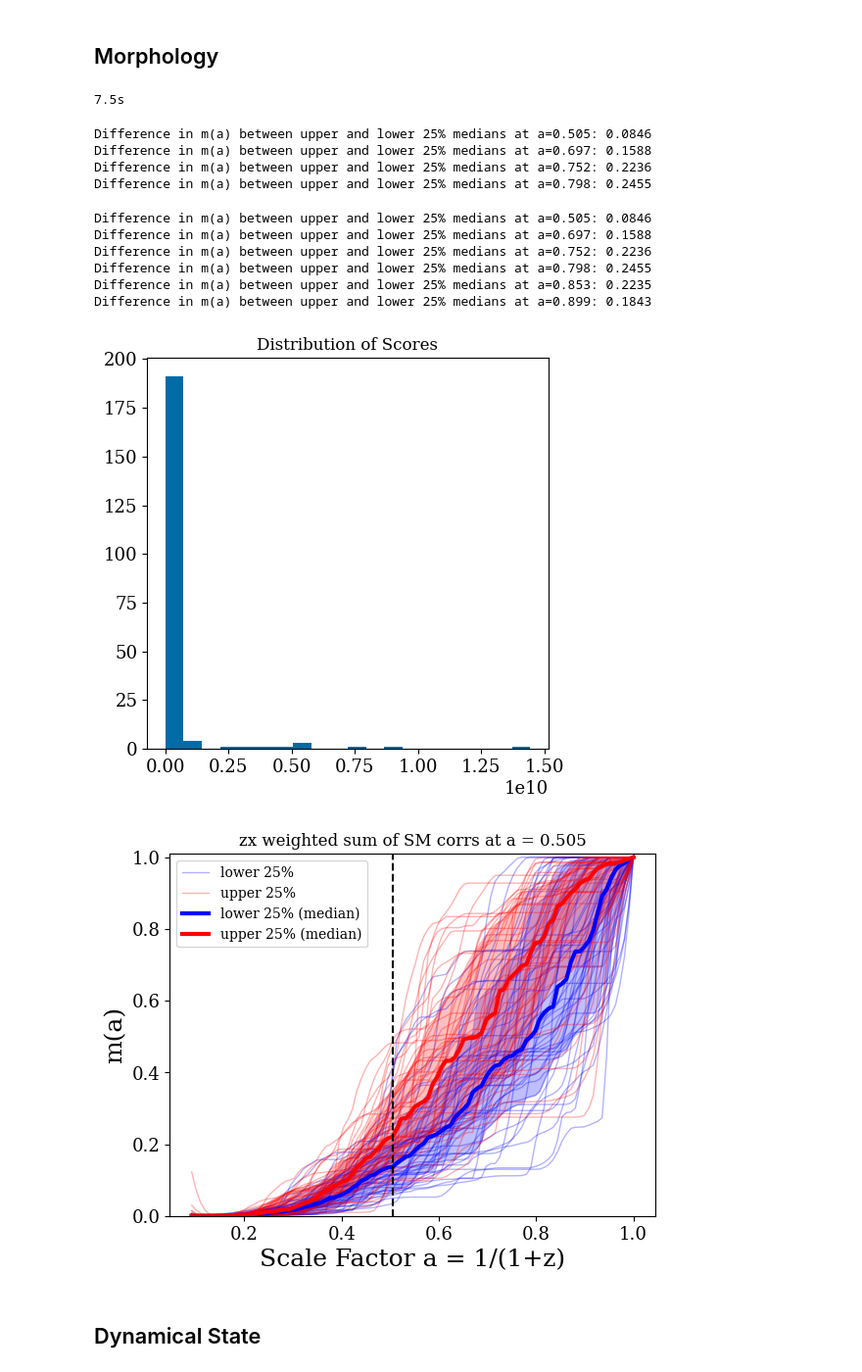
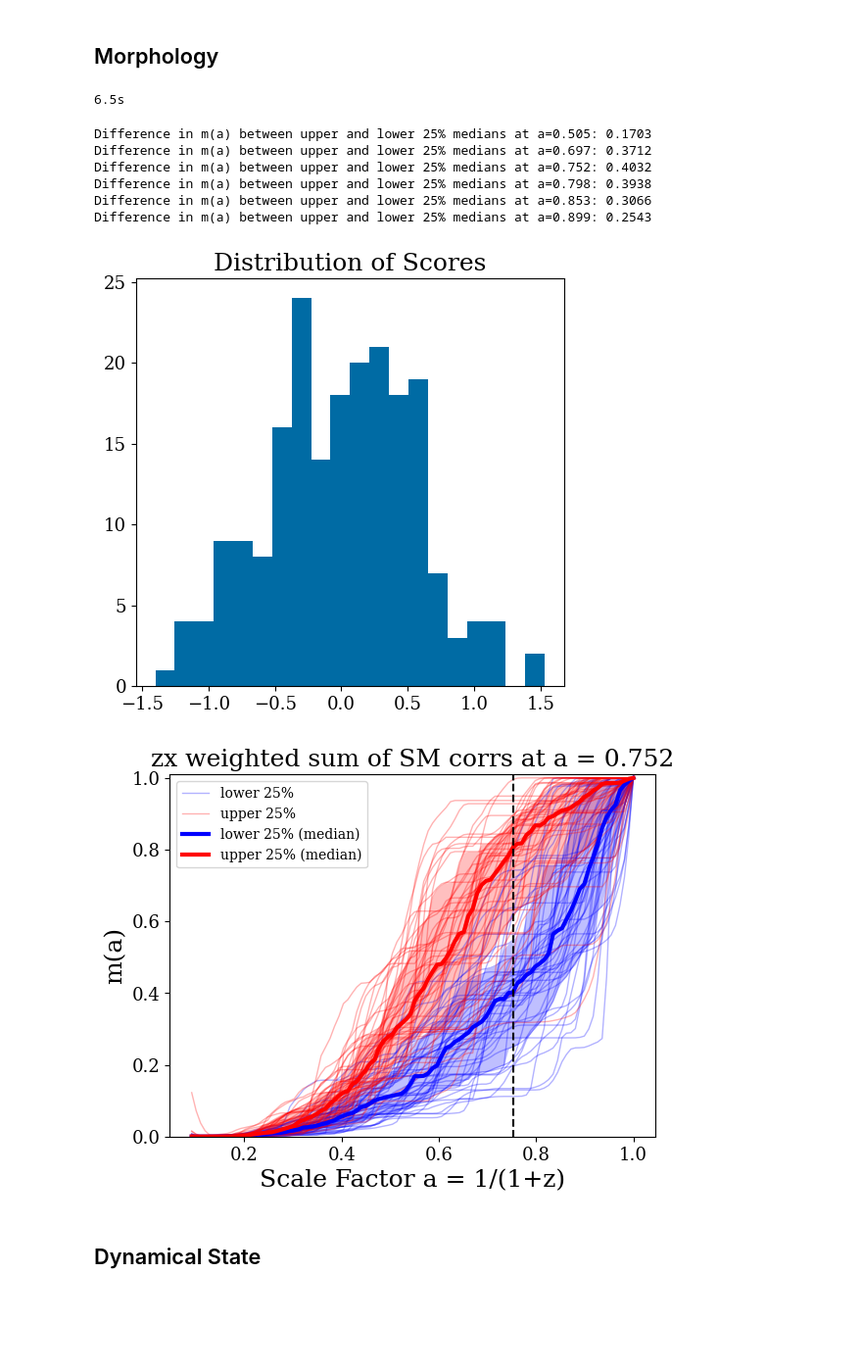
Before and after one commit to Kabelo-T/cluster_morph, a Jupyter notebook: score.ipynb, the cells around one changed output. Shown at 98% size. Cells and saved outputs as stored; diff of their text form; code cells hidden in the pictures; blank space fills up the shorter version.

```diff
--- a/score.ipynb
+++ b/score.ipynb
@@ -99,10 +99,14 @@ stacked_am = np.vstack([am]*3)  # because we have 3 projections
 halo_ids = np.array([int(k) for k in mah_dict.keys()])
 m14 = futils.get_m14(halo_ids)
 m14_stacked = np.hstack([m14['proj_x'], m14['proj_y'], m14['proj_z']])
+m14_xyz = pd.concat([m14['proj_x'], m14['proj_y'], m14['proj_z']], axis=0)
+m14_xyz.name = 'm14'
+m14_xyz.reset_index(drop=False)
 
 dsdf = futils.get_ds(halo_ids)
 dsdf.drop(columns=['eta_500[8]', 'delta_500[9]',
           'fm_500[10]', 'fm2_500[11]'], inplace=True)
+dsdf.reset_index(inplace=True)
 smdf = futils.get_morphologies(halo_ids)
 inner_df = futils.get_morphologies(halo_ids, 'r_0.03Mpc_205.csv')
 iconc = inner_df['C']
@@ -137,7 +141,7 @@ Dynamical time = 1.44 Gyr
 # %% [markdown]
 ## Morphology
 # %%
-df = pd.concat([sm_df_zx, m14['proj_z']], axis=1)
+df = pd.concat([smdf[410:], iconc[410:], m14_xyz[410:]], axis=1)
 
 start = time.time()
 ma_sm_dict, filtered_z_list = datutils.prepare_ma_corrs(
@@ -149,20 +153,16 @@ aexp = 1/(1+z_array)
 end = time.time()
 print(f'{end-start:.1f}s')
 # %% [output]
-7.5s
+6.5s
 # %%
 rho = score.build_rho(df=df, mah=ma)   # corrs as function of mah
-wsum_sm = score.wsum(x=df, weights=rho)  # scores as function of mah
+wsum_sm = score.wsum(xng=df, weights=rho)  # scores as function of mah
-# %% [output]
-Difference in m(a) between upper and lower 25% medians at a=0.505: 0.0846
-Difference in m(a) between upper and lower 25% medians at a=0.697: 0.1588
-Difference in m(a) between upper and lower 25% medians at a=0.752: 0.2236
-Difference in m(a) between upper and lower 25% medians at a=0.798: 0.2455
 # %%
 scores, indx = score.calc_score(
     # scores at target time, target time index
     time=aexp_bins, target=0.5, wsum=wsum_sm)
-mah_25, mah_50, mah_75, l25, u25 = score.split_mah(
+
+mah_25, mah_50, mah_75, l25, u25, mah_u50, mah_l50 = score.split_mah(
     mah_dict, scores)  # split mah
 
 diff = u25[1][indx] - l25[1][indx]
@@ -172,7 +172,7 @@ print(
 scores, indx = score.calc_score(
     # scores at target time, target time index
     time=aexp_bins, target=0.7, wsum=wsum_sm)
-mah_25, mah_50, mah_75, l25, u25 = score.split_mah(
+mah_25, mah_50, mah_75, l25, u25, mah_u50, mah_l50 = score.split_mah(
     mah_dict, scores)  # split mah
 
 diff = u25[1][indx] - l25[1][indx]
@@ -182,7 +182,7 @@ print(
 scores, indx = score.calc_score(
     # scores at target time, target time index
     time=aexp_bins, target=0.75, wsum=wsum_sm)
-mah_25, mah_50, mah_75, l25, u25 = score.split_mah(
+mah_25, mah_50, mah_75, l25, u25, mah_u50, mah_l50 = score.split_mah(
     mah_dict, scores)  # split mah
 
 diff = u25[1][indx] - l25[1][indx]
@@ -192,7 +192,7 @@ print(
 scores, indx = score.calc_score(
     # scores at target time, target time index
     time=aexp_bins, target=0.8, wsum=wsum_sm)
-mah_25, mah_50, mah_75, l25, u25 = score.split_mah(
+mah_25, mah_50, mah_75, l25, u25, mah_u50, mah_l50 = score.split_mah(
     mah_dict, scores)  # split mah
 
 diff = u25[1][indx] - l25[1][indx]
@@ -202,7 +202,7 @@ print(
 scores, indx = score.calc_score(
     # scores at target time, target time index
     time=aexp_bins, target=0.85, wsum=wsum_sm)
-mah_25, mah_50, mah_75, l25, u25 = score.split_mah(
+mah_25, mah_50, mah_75, l25, u25, mah_u50, mah_l50 = score.split_mah(
     mah_dict, scores)  # split mah
 
 diff = u25[1][indx] - l25[1][indx]
@@ -212,19 +212,19 @@ print(
 scores, indx = score.calc_score(
     # scores at target time, target time index
     time=aexp_bins, target=0.9, wsum=wsum_sm)
-mah_25, mah_50, mah_75, l25, u25 = score.split_mah(
+mah_25, mah_50, mah_75, l25, u25, mah_u50, mah_l50 = score.split_mah(
     mah_dict, scores)  # split mah
 
 diff = u25[1][indx] - l25[1][indx]
 print(
     f'Difference in m(a) between upper and lower 25% medians at a={aexp_bins[indx]:.3g}: {diff:.4f}')
 # %% [output]
-Difference in m(a) between upper and lower 25% medians at a=0.505: 0.0846
-Difference in m(a) between upper and lower 25% medians at a=0.697: 0.1588
-Difference in m(a) between upper and lower 25% medians at a=0.752: 0.2236
-Difference in m(a) between upper and lower 25% medians at a=0.798: 0.2455
-Difference in m(a) between upper and lower 25% medians at a=0.853: 0.2235
-Difference in m(a) between upper and lower 25% medians at a=0.899: 0.1843
+Difference in m(a) between upper and lower 25% medians at a=0.505: 0.1703
+Difference in m(a) between upper and lower 25% medians at a=0.697: 0.3712
+Difference in m(a) between upper and lower 25% medians at a=0.752: 0.4032
+Difference in m(a) between upper and lower 25% medians at a=0.798: 0.3938
+Difference in m(a) between upper and lower 25% medians at a=0.853: 0.3066
+Difference in m(a) between upper and lower 25% medians at a=0.899: 0.2543
 # %%
 fig, axs = plt.subplots(1, 1, figsize=(5, 5))
 axs.hist(scores, bins=20)
@@ -232,8 +232,15 @@ axs.set_title('Distribution of Scores')
 plt.tight_layout()
 plt.show()
 # %% [output]
-[figure, old version]
+[figure, new version]
 # %%
+scores, indx = score.calc_score(
+    # scores at target time, target time index
+    time=aexp_bins, target=0.75, wsum=wsum_sm)
+
+mah_25, mah_50, mah_75, l25, u25, mah_u50, mah_l50 = score.split_mah(
+    mah_dict, scores)  # split mah
+
 fig, axs = plt.subplots(1, 1)
 axs.set_xlabel('Scale Factor a = 1/(1+z)')
 axs.set_ylabel('m(a)')
@@ -253,34 +260,34 @@ for i, mah in enumerate(mah_75):
         axs.plot(aexp_bins, mah,
                  color='red', alpha=0.3, lw=1, label='upper 25%')
     else:
         axs.plot(aexp_bins, mah,
                  color='red', alpha=0.3, lw=1)
 # Lower 25%
 axs.plot(
     aexp_bins, l25[1],
     color='blue', lw=3, label='lower 25% (median)'
 )
 axs.fill_between(
     aexp_bins, l25[0], l25[2],
     color='blue', alpha=0.25, linewidth=0
 )
 
 # Upper 25%
 axs.plot(
     aexp_bins, u25[1],
     color='red', lw=3, label='upper 25% (median)'
 )
 axs.fill_between(
     aexp_bins, u25[0], u25[2],
     color='red', alpha=0.25, linewidth=0
 )
 
 axs.vlines(aexp_bins[indx], ymin=-1, ymax=1.5, color='k', ls='--')
 axs.set_ylim(0.0, 1.01)
 axs.legend()
 plt.show()
 # %% [output]
-[figure, old version]
+[figure, new version]
 # %% [markdown]
 ## Dynamical State
 # %%
```
Also changed, not shown: parts of 30 cells of this notebook, 6 other files.
